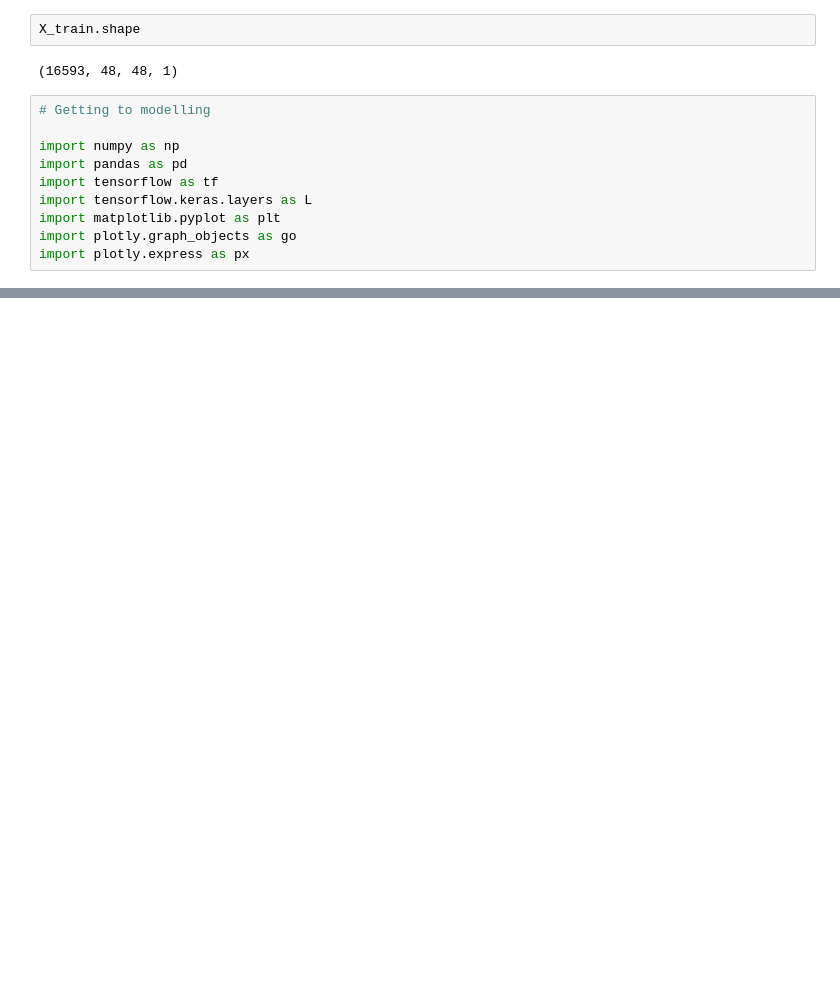
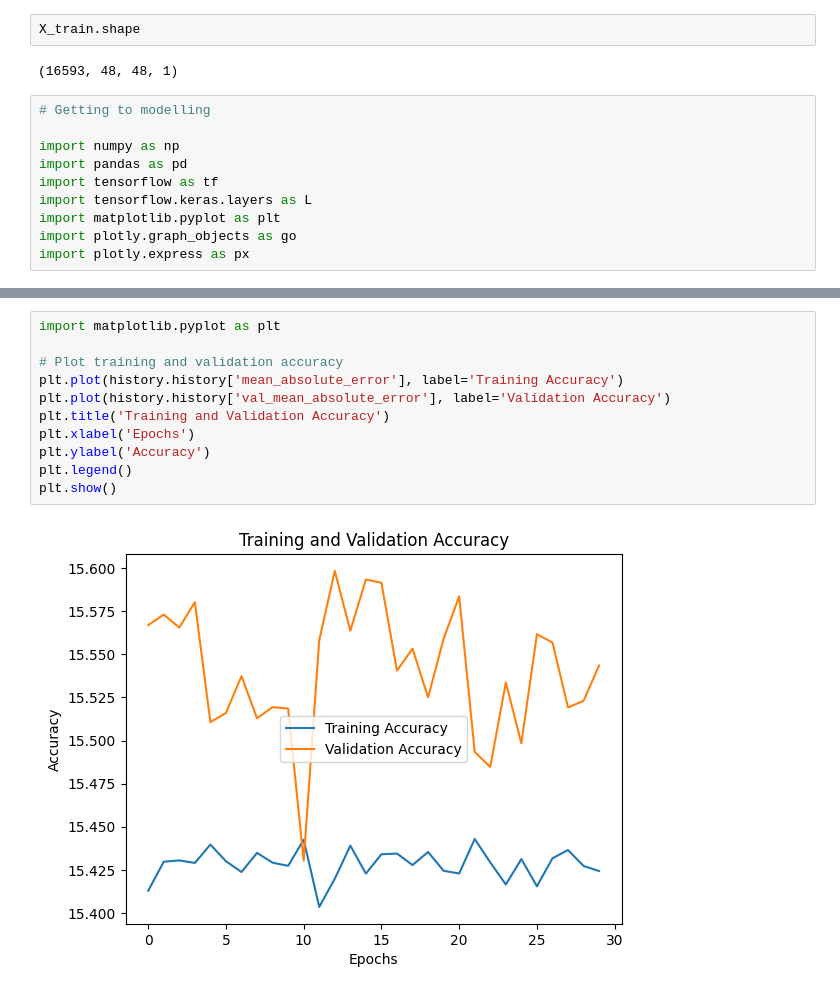
Before and after one commit to mortgad/DLVR, a Jupyter notebook: Project.ipynb, the cells around one changed output, grey strips where cells are left out. Saved outputs shown, nothing was run; the diff lists cells and outputs as text; blank space fills up the shorter version.

```diff
--- a/Project.ipynb
+++ b/Project.ipynb
@@ -235,0 +345,13 @@ KeyboardInterrupt:
+# %%
+import matplotlib.pyplot as plt
+
+# Plot training and validation accuracy
+plt.plot(history.history['mean_absolute_error'], label='Training Accuracy')
+plt.plot(history.history['val_mean_absolute_error'], label='Validation Accuracy')
+plt.title('Training and Validation Accuracy')
+plt.xlabel('Epochs')
+plt.ylabel('Accuracy')
+plt.legend()
+plt.show()
+# %% [output]
+[figure, added]
```
Also changed, not shown: parts of 7 cells of this notebook.
